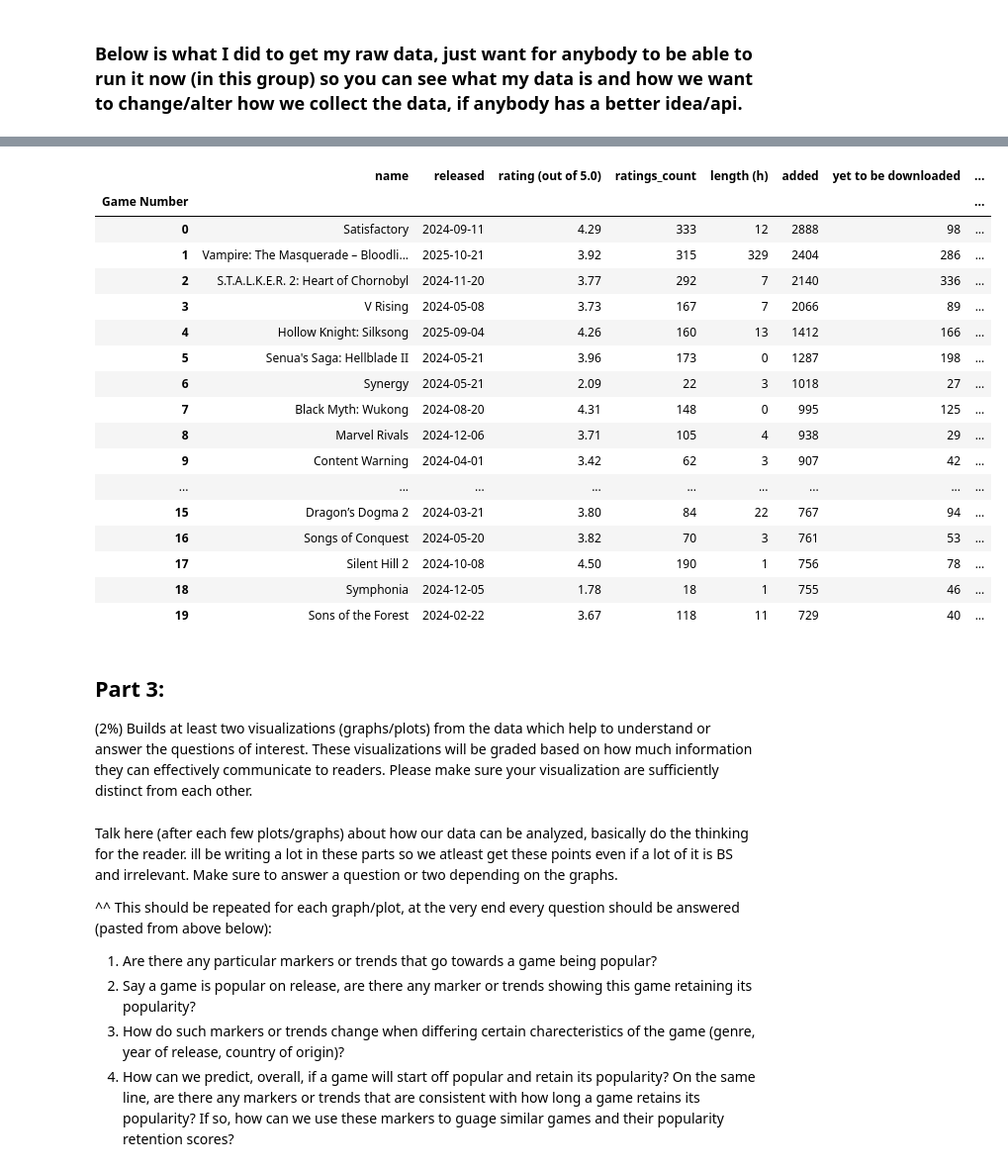
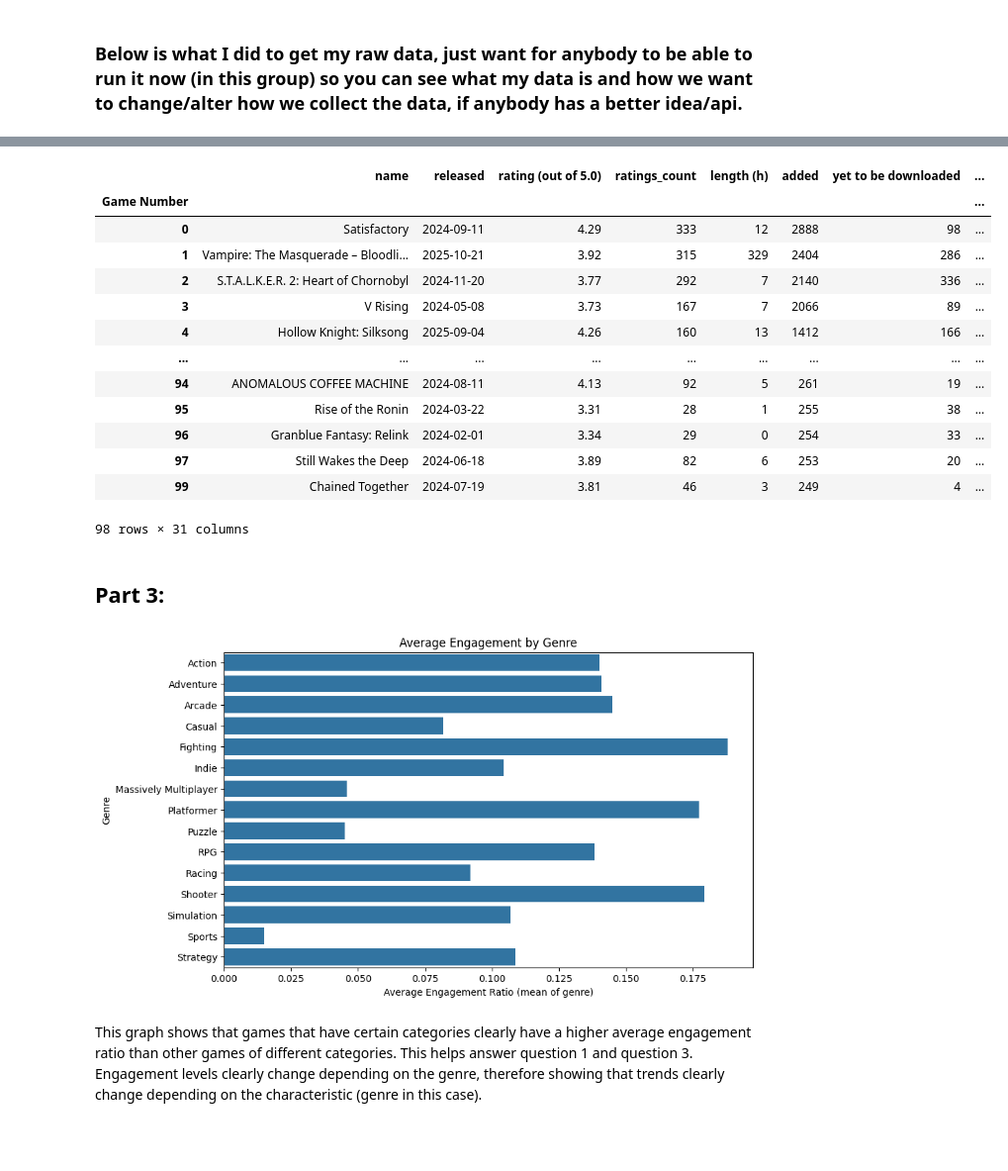
Before and after one commit to MemeFlier/DS3000-Project, a Jupyter notebook: phase_ii.ipynb, the cells around one changed output, grey strips where cells are left out. Shown: that part at 99% size. Cells and saved outputs as stored; diff of their text form; code cells hidden in the pictures; blank space fills up the shorter version.

```diff
--- a/phase_ii.ipynb
+++ b/phase_ii.ipynb
@@ -107,7 +111,6 @@ IndentationError: unindent does not match any outer indentation level (<string>,
 # %%
 # cleaning dataset function
 def clean_data(df):
-    # do whatever to the dataset
     """
     Cleans the dataframe by doing the following:
         - Converting times to DateTime
@@ -122,42 +125,42 @@ def clean_data(df):
     Args:
         df (pd.DataFrame) : a data frame to clean
 
     Returns:
         df (pd.DataFrame) : cleaned data frame
     """
 
     df = df.drop_duplicates(subset=['name']) # Remove Duplicates
     df = df.dropna(subset=['name', 'rating (out of 5.0)', 'ratings_count', 'added']) # Remove NA rows (rows without names, ratings, rating count, added or not)
     df['released'] = pd.to_datetime(df['released'], errors='coerce') # Converts released to datetime
-    df['genres'] = df['genres'].apply(lambda x: ', '.join(x) if isinstance(x, list) else x) # Converts the genre to a string
+
+    # CLEANING GENRES INTO DUMMY BOOL COLUMNS | https://pandas.pydata.org/docs/reference/api/pandas.Series.str.get_dummies.html | Completely forgot how to use this but I used this StackOverflow article: https://stackoverflow.com/questions/18889588/create-dummies-from-column-with-multiple-values-in-pandas
+    genre_dummies = df['genres'].str.join(', ').str.get_dummies(sep=', ').astype(bool) # create boolean columns for each unique genre found in the dataset, separated by ','. For example, "(RPG, Strategy,..)"
+    df = df.drop('genres', axis=1).join(genre_dummies) # remove the original genres column and add the new boolean genre columns
+    # must clear output and remake the original data (execute above cell) then run this one in order to rerun
 
     df['active rate'] = (df['currently playing'] / (df['owned'] + 1)).round(3) # Adds the current player ratio
     df['popularity score'] = (df['added'] + df['owned'] + df['currently playing']).round(3) # Adds a pop score, calculated by adding the amount added, owned, and currently playing
     df['retention ratio'] = ((df['currently playing'] + df['beaten']) / (df['dropped'] + 1)).round(3) # Adds a retention score, how well people who bought the game are still playing it
     df['engagement'] = ((df['currently playing'] + df['beaten']) / (df['added'] + 1)).round(3) # Fraction of interested users who actually played or completed the game
     df = df[df['ratings_count'] > 10] # Remove games that have less than 10 ratings
     df.index.name = "Game Number"
 
     return df
 
 df = clean_data(df)
 display(df)
 # %% [output]
 |  | name | released | rating (out of 5.0) | ratings_count | length (h) | added | yet to be downloaded | ... |
 | Game Number |  |  |  |  |  |  |  | ... |
 | 0 | Satisfactory | 2024-09-11 | 4.29 | 333 | 12 | 2888 | 98 | ... |
 | 1 | Vampire: The Masquerade – Bloodli... | 2025-10-21 | 3.92 | 315 | 329 | 2404 | 286 | ... |
 | 2 | S.T.A.L.K.E.R. 2: Heart of Chornobyl | 2024-11-20 | 3.77 | 292 | 7 | 2140 | 336 | ... |
 | 3 | V Rising | 2024-05-08 | 3.73 | 167 | 7 | 2066 | 89 | ... |
 | 4 | Hollow Knight: Silksong | 2025-09-04 | 4.26 | 160 | 13 | 1412 | 166 | ... |
-| 5 | Senua's Saga: Hellblade II | 2024-05-21 | 3.96 | 173 | 0 | 1287 | 198 | ... |
-| 6 | Synergy | 2024-05-21 | 2.09 | 22 | 3 | 1018 | 27 | ... |
-| 7 | Black Myth: Wukong | 2024-08-20 | 4.31 | 148 | 0 | 995 | 125 | ... |
-| 8 | Marvel Rivals | 2024-12-06 | 3.71 | 105 | 4 | 938 | 29 | ... |
-| 9 | Content Warning | 2024-04-01 | 3.42 | 62 | 3 | 907 | 42 | ... |
 | ... | ... | ... | ... | ... | ... | ... | ... | ... |
-| 15 | Dragon’s Dogma 2 | 2024-03-21 | 3.80 | 84 | 22 | 767 | 94 | ... |
-| 16 | Songs of Conquest | 2024-05-20 | 3.82 | 70 | 3 | 761 | 53 | ... |
-| 17 | Silent Hill 2 | 2024-10-08 | 4.50 | 190 | 1 | 756 | 78 | ... |
-| 18 | Symphonia | 2024-12-05 | 1.78 | 18 | 1 | 755 | 46 | ... |
-| 19 | Sons of the Forest | 2024-02-22 | 3.67 | 118 | 11 | 729 | 40 | ... |
+| 94 | ANOMALOUS COFFEE MACHINE | 2024-08-11 | 4.13 | 92 | 5 | 261 | 19 | ... |
+| 95 | Rise of the Ronin | 2024-03-22 | 3.31 | 28 | 1 | 255 | 38 | ... |
+| 96 | Granblue Fantasy: Relink | 2024-02-01 | 3.34 | 29 | 0 | 254 | 33 | ... |
+| 97 | Still Wakes the Deep | 2024-06-18 | 3.89 | 82 | 6 | 253 | 20 | ... |
+| 99 | Chained Together | 2024-07-19 | 3.81 | 46 | 3 | 249 | 4 | ... |
+98 rows × 31 columns
@@ -167,15 +167,26 @@ display(df)
 # %% [markdown]
 ## Part 3:
-(2\%) Builds at least two visualizations (graphs/plots) from the data which help to understand or answer the questions of interest. These visualizations will be graded based on how much information they can effectively communicate to readers. Please make sure your visualization are sufficiently distinct from each other.
 # %%
-# This is pretty simple, just put the data in graphs/plots
-# Data (NOT FROM CSV) -> Dataframe -> Visualization/Analyzation
+genre_cols = [col for col in df.columns if col not in [ # ALL GENRE COLUMNS, REMOVE EVERYTHING ELSE
+    'name', 'released', 'rating (out of 5.0)', 'ratings_count', 'length (h)',
+    'added', 'yet to be downloaded', 'owned', 'beaten', 'have not played yet',
+    'dropped', 'currently playing', 'genres', 'active rate',
+    'popularity score', 'retention ratio', 'engagement'
+]]
+
+engagement_per_genre = {}
+
+for genre in genre_cols:
+    genre_games = df[df[genre]]
+    engagement_per_genre[genre] = genre_games['engagement'].mean() # average out the engagement of each genre, then compare via bar
+
+plt.figure(figsize=(10,6))
+sns.barplot(x= list(engagement_per_genre.values()), y=list(engagement_per_genre.keys())) # easier to see results when it's turned like this
+plt.title("Average Engagement by Genre")
+plt.xlabel("Average Engagement Ratio (mean of genre)")
+plt.ylabel("Genre")
+plt.show()
+# %% [output]
+[figure, added]
 # %% [markdown]
-Talk here (after each few plots/graphs) about how our data can be analyzed, basically do the thinking for the reader. ill be writing a lot in these parts so we atleast get these points even if a lot of it is BS and irrelevant. Make sure to answer a question or two depending on the graphs.
-
-^^ This should be repeated for each graph/plot, at the very end every question should be answered (pasted from above below):
-
-1. Are there any particular markers or trends that go towards a game being popular?
-2. Say a game is popular on release, are there any marker or trends showing this game retaining its popularity?
-3. How do such markers or trends change when differing certain charecteristics of the game (genre, year of release, country of origin)?
-4. How can we predict, overall, if a game will start off popular and retain its popularity? On the same line, are there any markers or trends that are consistent with how long a game retains its popularity? If so, how can we use these markers to guage similar games and their popularity retention scores?
+This graph shows that games that have certain categories clearly have a higher average engagement ratio than other games of different categories. This helps answer question 1 and question 3. Engagement levels clearly change depending on the genre, therefore showing that trends clearly change depending on the characteristic (genre in this case).
```
Also changed, not shown: parts of 10 cells of this notebook.
